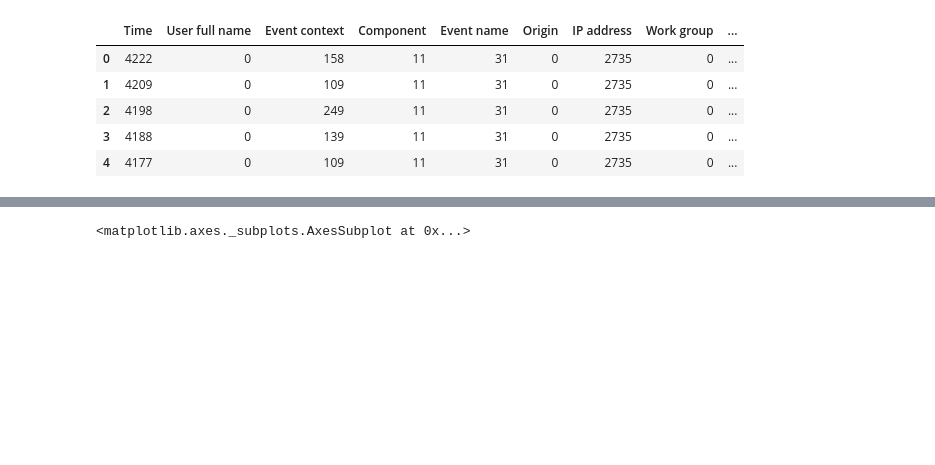
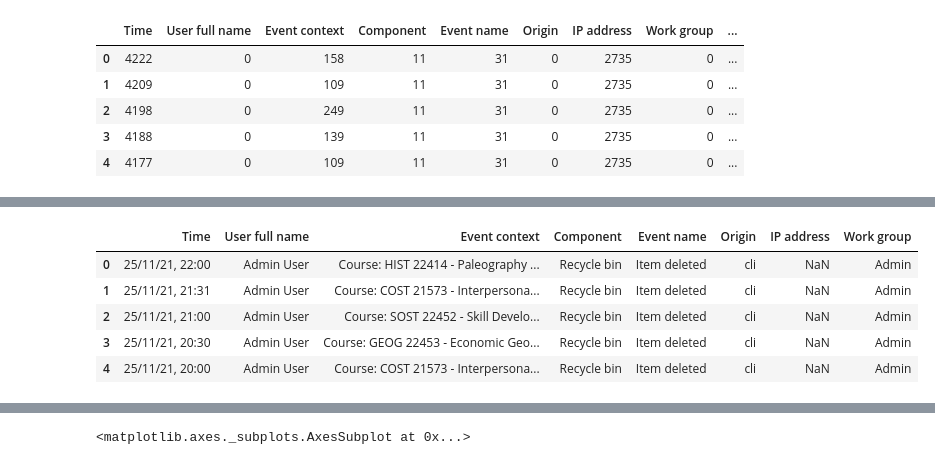
Before and after one commit to TurboJapuraEfac/HackerrankPython, a Jupyter notebook: Rukshi_Project_.ipynb, the cells around one changed output, grey strips where cells are left out. Drawn from its saved outputs; the diff is of its cells as text; code cells hidden in the pictures; blank space fills up the shorter version.

```diff
--- a/Rukshi_Project_.ipynb
+++ b/Rukshi_Project_.ipynb
@@ -153,0 +191,3 @@ memory usage: 1.9 MB
+# %%
+scenario_df1 = pd.read_csv("/content/drive/MyDrive/Rukshi Project/Scenario Dataset (1).csv")
+scenario_df1.head()
@@ -153,0 +200,11 @@ memory usage: 1.9 MB
+# %%
+frames = [logs_df1 , scenario_df1]
+result_df = pd.concat(frames)
+result_df.head()
+# %% [output]
+|  | Time | User full name | Event context | Component | Event name | Origin | IP address | Work group |
+| 0 | 25/11/21, 22:00 | Admin User | Course: HIST 22414 - Paleography ... | Recycle bin | Item deleted | cli | NaN | Admin |
+| 1 | 25/11/21, 21:31 | Admin User | Course: COST 21573 - Interpersona... | Recycle bin | Item deleted | cli | NaN | Admin |
+| 2 | 25/11/21, 21:00 | Admin User | Course: SOST 22452 - Skill Develo... | Recycle bin | Item deleted | cli | NaN | Admin |
+| 3 | 25/11/21, 20:30 | Admin User | Course: GEOG 22453 - Economic Geo... | Recycle bin | Item deleted | cli | NaN | Admin |
+| 4 | 25/11/21, 20:00 | Admin User | Course: COST 21573 - Interpersona... | Recycle bin | Item deleted | cli | NaN | Admin |
```
Also changed, not shown: parts of 24 cells of this notebook.
